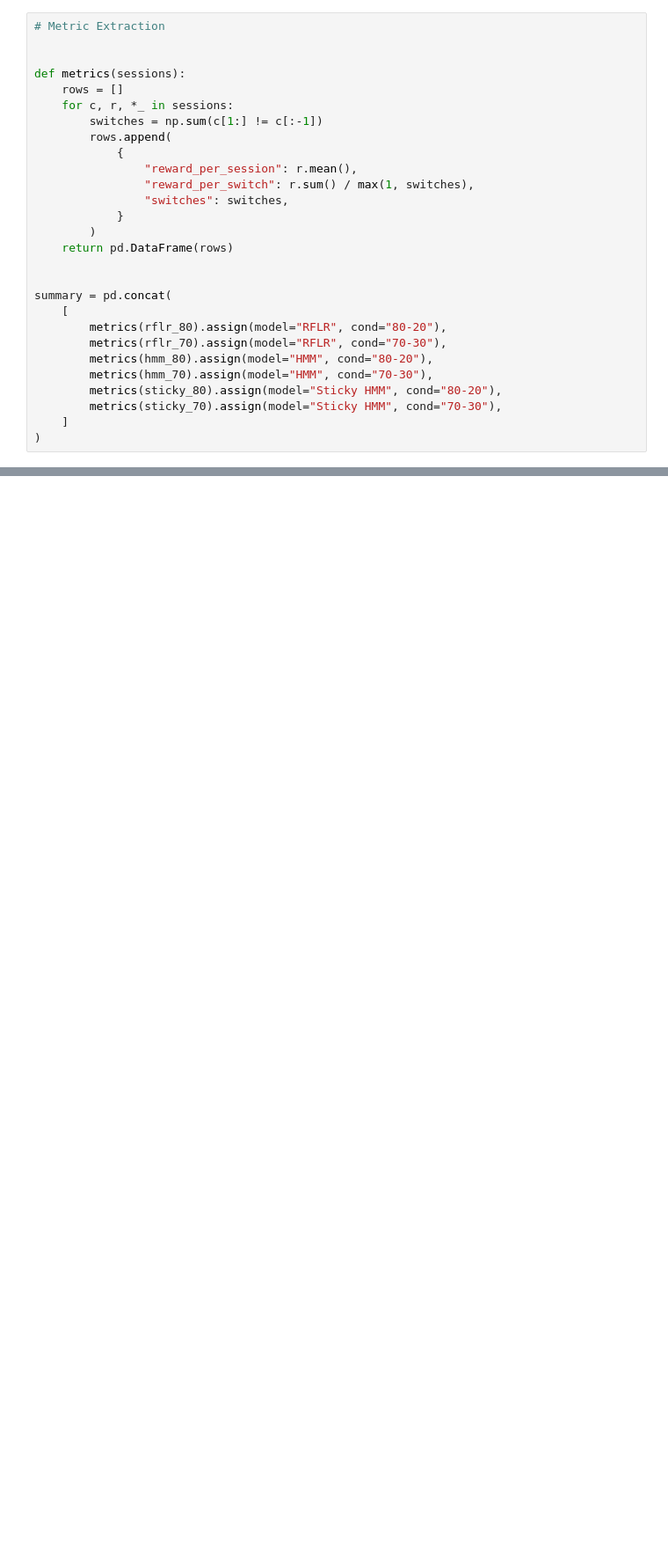
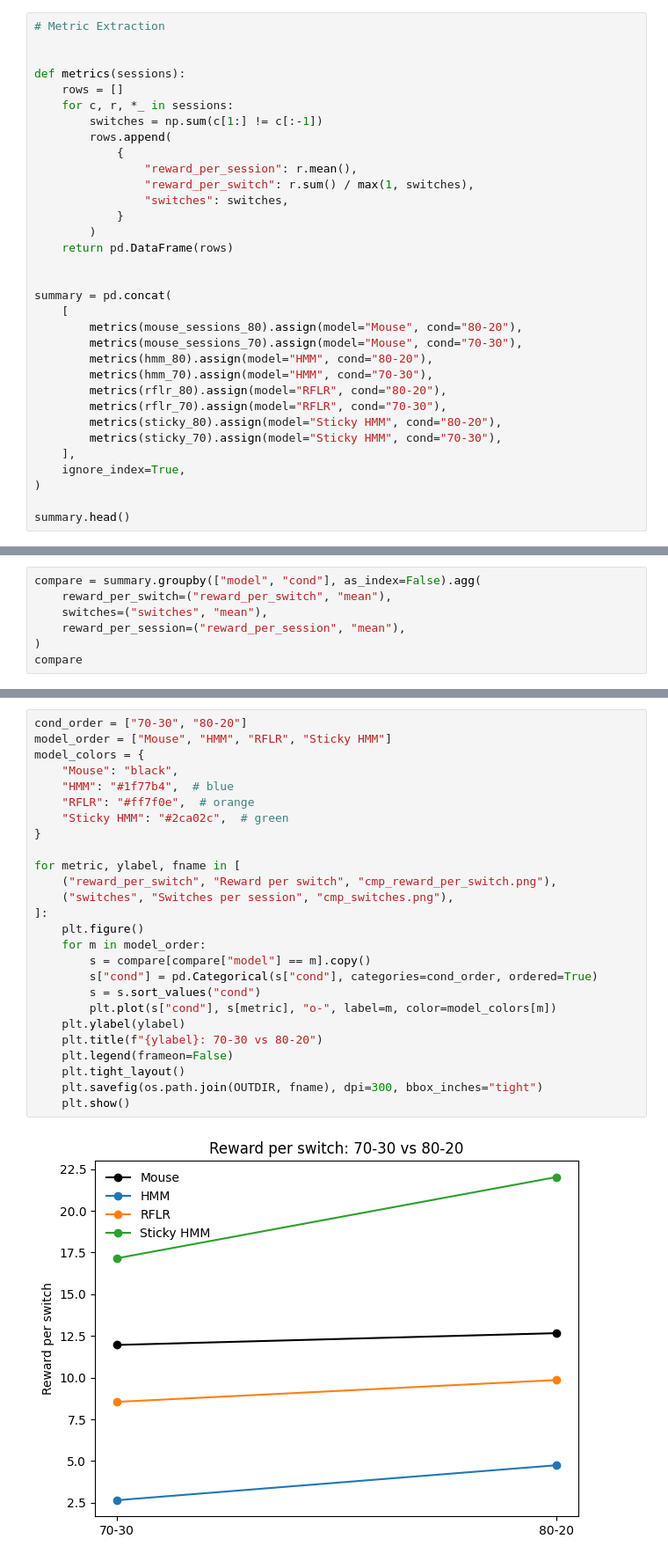
Before and after one commit to BobRice1/Stochastic-Switching-Bandits, a Jupyter notebook: Extensions/70-30extension.ipynb, the cells around one changed output, grey strips where cells are left out. Shown at 88% size. Drawn from its saved outputs; the diff is of its cells as text; blank space fills up the shorter version.

```diff
--- a/Extensions/70-30extension.ipynb
+++ b/Extensions/70-30extension.ipynb
@@ -172,11 +273,16 @@ def metrics(sessions):
 
 summary = pd.concat(
     [
+        metrics(mouse_sessions_80).assign(model="Mouse", cond="80-20"),
+        metrics(mouse_sessions_70).assign(model="Mouse", cond="70-30"),
+        metrics(hmm_80).assign(model="HMM", cond="80-20"),
+        metrics(hmm_70).assign(model="HMM", cond="70-30"),
         metrics(rflr_80).assign(model="RFLR", cond="80-20"),
         metrics(rflr_70).assign(model="RFLR", cond="70-30"),
-        metrics(hmm_80).assign(model="HMM", cond="80-20"),
-        metrics(hmm_70).assign(model="HMM", cond="70-30"),
         metrics(sticky_80).assign(model="Sticky HMM", cond="80-20"),
         metrics(sticky_70).assign(model="Sticky HMM", cond="70-30"),
-    ]
+    ],
+    ignore_index=True,
 )
+
+summary.head()
@@ -330,0 +366,7 @@ plt.show()
+# %%
+compare = summary.groupby(["model", "cond"], as_index=False).agg(
+    reward_per_switch=("reward_per_switch", "mean"),
+    switches=("switches", "mean"),
+    reward_per_session=("reward_per_session", "mean"),
+)
+compare
@@ -330,0 +383,28 @@ plt.show()
+# %%
+cond_order = ["70-30", "80-20"]
+model_order = ["Mouse", "HMM", "RFLR", "Sticky HMM"]
+model_colors = {
+    "Mouse": "black",
+    "HMM": "#1f77b4",  # blue
+    "RFLR": "#ff7f0e",  # orange
+    "Sticky HMM": "#2ca02c",  # green
+}
+
+for metric, ylabel, fname in [
+    ("reward_per_switch", "Reward per switch", "cmp_reward_per_switch.png"),
+    ("switches", "Switches per session", "cmp_switches.png"),
+]:
+    plt.figure()
+    for m in model_order:
+        s = compare[compare["model"] == m].copy()
+        s["cond"] = pd.Categorical(s["cond"], categories=cond_order, ordered=True)
+        s = s.sort_values("cond")
+        plt.plot(s["cond"], s[metric], "o-", label=m, color=model_colors[m])
+    plt.ylabel(ylabel)
+    plt.title(f"{ylabel}: 70-30 vs 80-20")
+    plt.legend(frameon=False)
+    plt.tight_layout()
+    plt.savefig(os.path.join(OUTDIR, fname), dpi=300, bbox_inches="tight")
+    plt.show()
+# %% [output]
+[figure, added]
```
Also changed, not shown: parts of 19 cells of this notebook, 11 other files.
